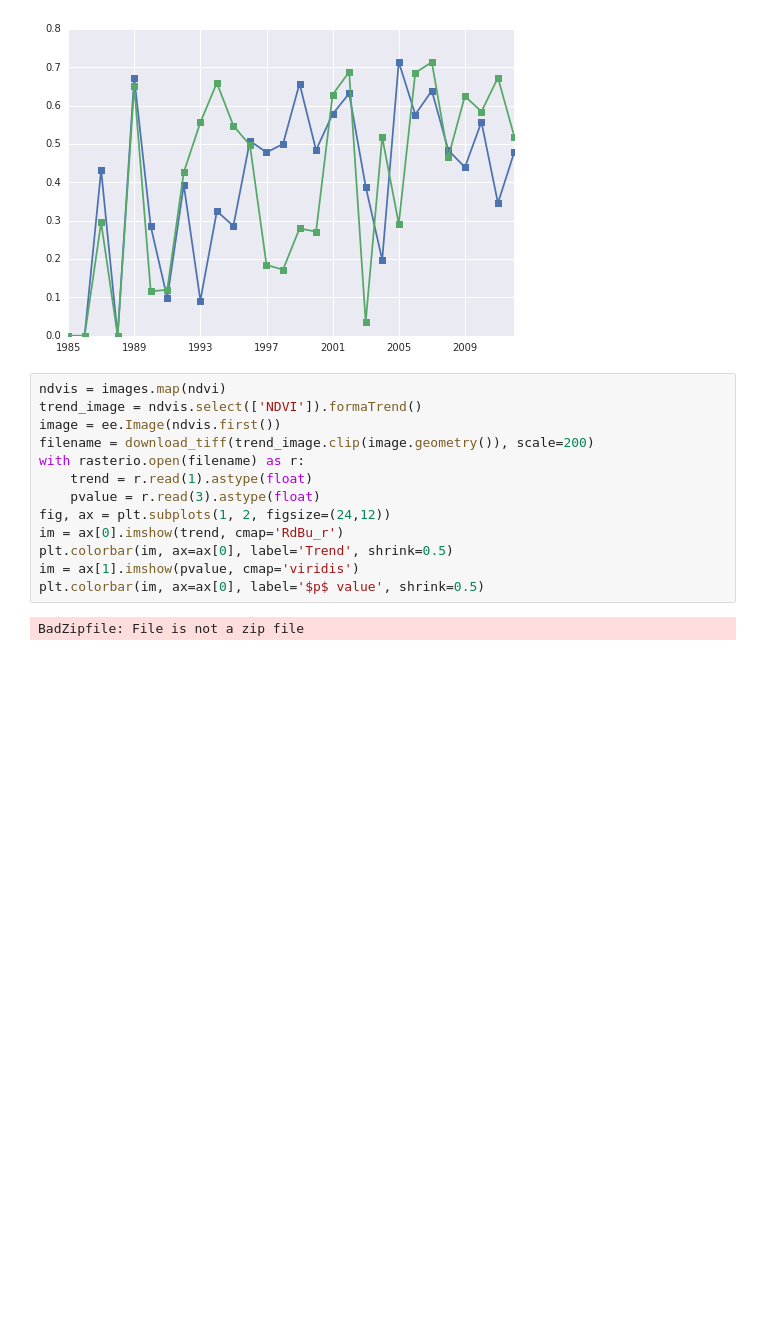
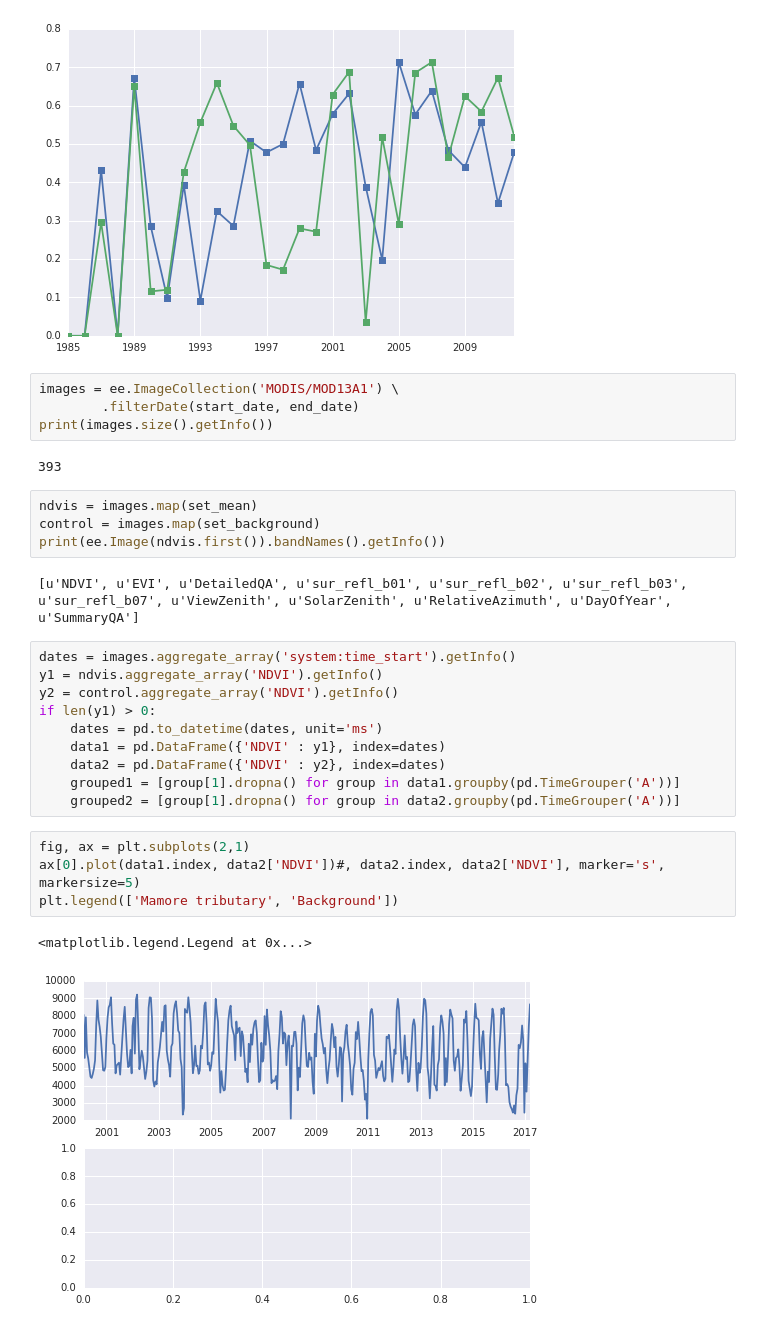
Before and after one commit to nongroup-lanl/ee-notebooks, a Jupyter notebook: mamore.ipynb, the cells around one changed output. Drawn from its saved outputs; the diff is of its cells as text; blank space fills up the shorter version.

```diff
--- a/mamore.ipynb
+++ b/mamore.ipynb
@@ -123,18 +126,32 @@ ax.plot(range2.index, range2, marker='s')
 # %% [output]
 [<matplotlib.lines.Line2D at 0x...>]
 [figure]
-# %%
-ndvis = images.map(ndvi)
-trend_image = ndvis.select(['NDVI']).formaTrend()
-image = ee.Image(ndvis.first())
-filename = download_tiff(trend_image.clip(image.geometry()), scale=200)
-with rasterio.open(filename) as r:
-    trend = r.read(1).astype(float)
-    pvalue = r.read(3).astype(float)
-fig, ax = plt.subplots(1, 2, figsize=(24,12))
-im = ax[0].imshow(trend, cmap='RdBu_r')
-plt.colorbar(im, ax=ax[0], label='Trend', shrink=0.5)
-im = ax[1].imshow(pvalue, cmap='viridis')
-plt.colorbar(im, ax=ax[0], label='$p$ value', shrink=0.5)
-# %% [output]
-BadZipfile: File is not a zip file
+# %%
+images = ee.ImageCollection('MODIS/MOD13A1') \
+        .filterDate(start_date, end_date)
+print(images.size().getInfo())
+# %% [output]
+393
+# %%
+ndvis = images.map(set_mean)
+control = images.map(set_background)
+print(ee.Image(ndvis.first()).bandNames().getInfo())
+# %% [output]
+[u'NDVI', u'EVI', u'DetailedQA', u'sur_refl_b01', u'sur_refl_b02', u'sur_refl_b03', u'sur_refl_b07', u'ViewZenith', u'SolarZenith', u'RelativeAzimuth', u'DayOfYear', u'SummaryQA']
+# %%
+dates = images.aggregate_array('system:time_start').getInfo()
+y1 = ndvis.aggregate_array('NDVI').getInfo()
+y2 = control.aggregate_array('NDVI').getInfo()
+if len(y1) > 0:
+    dates = pd.to_datetime(dates, unit='ms')
+    data1 = pd.DataFrame({'NDVI' : y1}, index=dates)
+    data2 = pd.DataFrame({'NDVI' : y2}, index=dates)
+    grouped1 = [group[1].dropna() for group in data1.groupby(pd.TimeGrouper('A'))]
+    grouped2 = [group[1].dropna() for group in data2.groupby(pd.TimeGrouper('A'))]
+# %%
+fig, ax = plt.subplots(2,1)
+ax[0].plot(data1.index, data2['NDVI'])#, data2.index, data2['NDVI'], marker='s', markersize=5)
+plt.legend(['Mamore tributary', 'Background'])
+# %% [output]
+<matplotlib.legend.Legend at 0x...>
+[figure, added]
```
Also changed, not shown: parts of 5 cells of this notebook, 3 other files.
